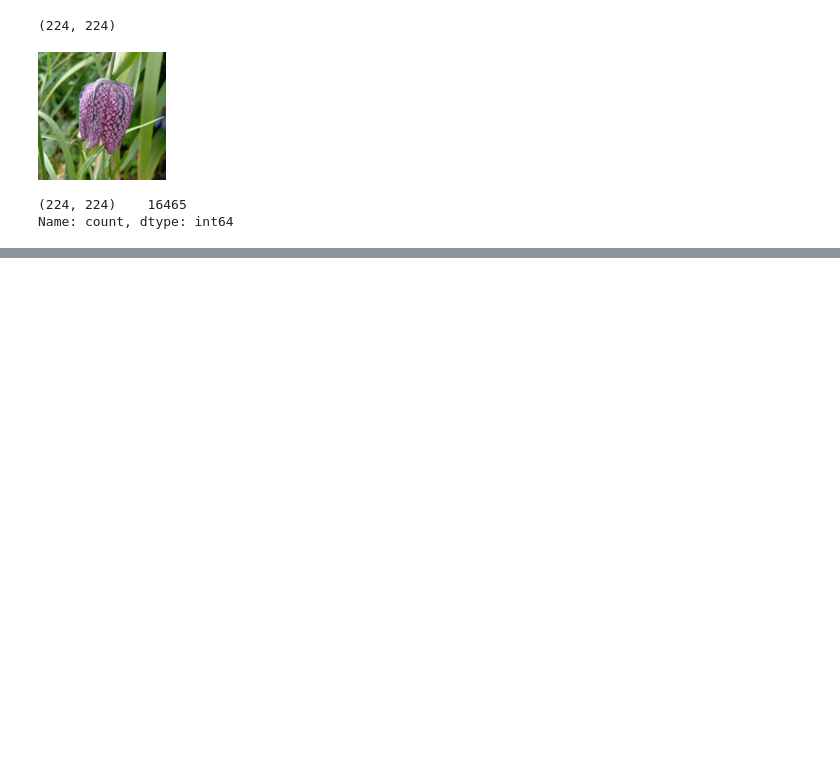
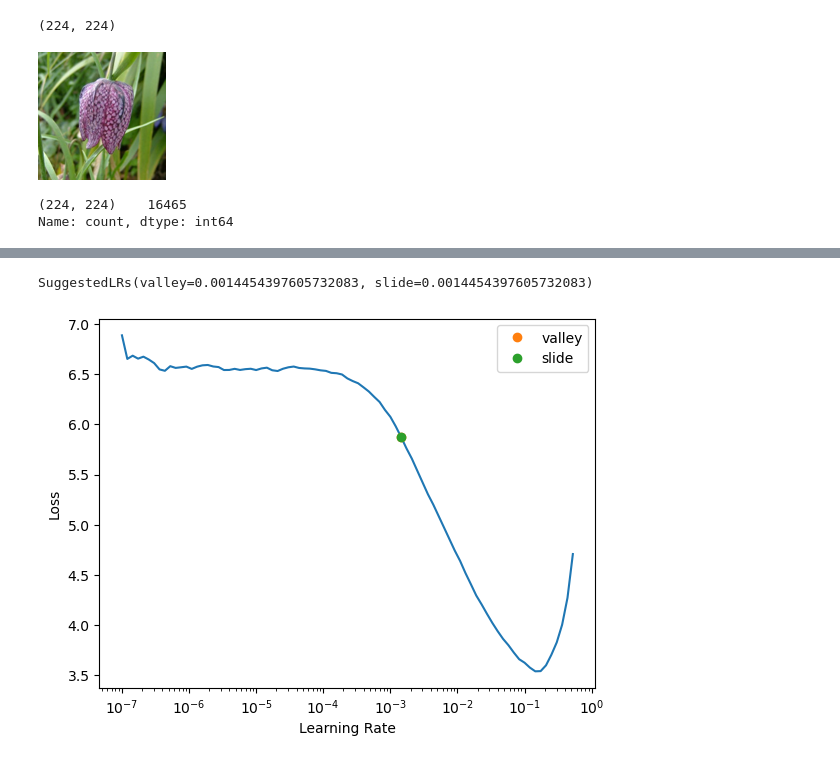
Before and after one commit to AlexChalk/ml_env, a Jupyter notebook: petals_to_the_metal.ipynb, the cells around one changed output, grey strips where cells are left out. Saved outputs shown, nothing was run; the diff lists cells and outputs as text; code cells hidden in the pictures; blank space fills up the shorter version.

```diff
--- a/petals_to_the_metal.ipynb
+++ b/petals_to_the_metal.ipynb
@@ -86,2 +92,7 @@ dls.show_batch(max_n=6)
+# %%
+from torcheval.metrics.functional import multiclass_f1_score
+
+learn = vision_learner(dls, 'convnext_small_in22k', metrics=multiclass_f1_score, path='.').to_fp16()
 # %%
-# https://pytorch.org/torcheval/stable/generated/torcheval.metrics.functional.multiclass_f1_score.html
+learn.lr_find(suggest_funcs=(valley, slide))
+# %% [output]
@@ -87,0 +100,2 @@ dls.show_batch(max_n=6)
+SuggestedLRs(valley=0.0014454397605732083, slide=0.0014454397605732083)
+[figure, added]
```
Also changed, not shown: parts of 5 cells of this notebook.
